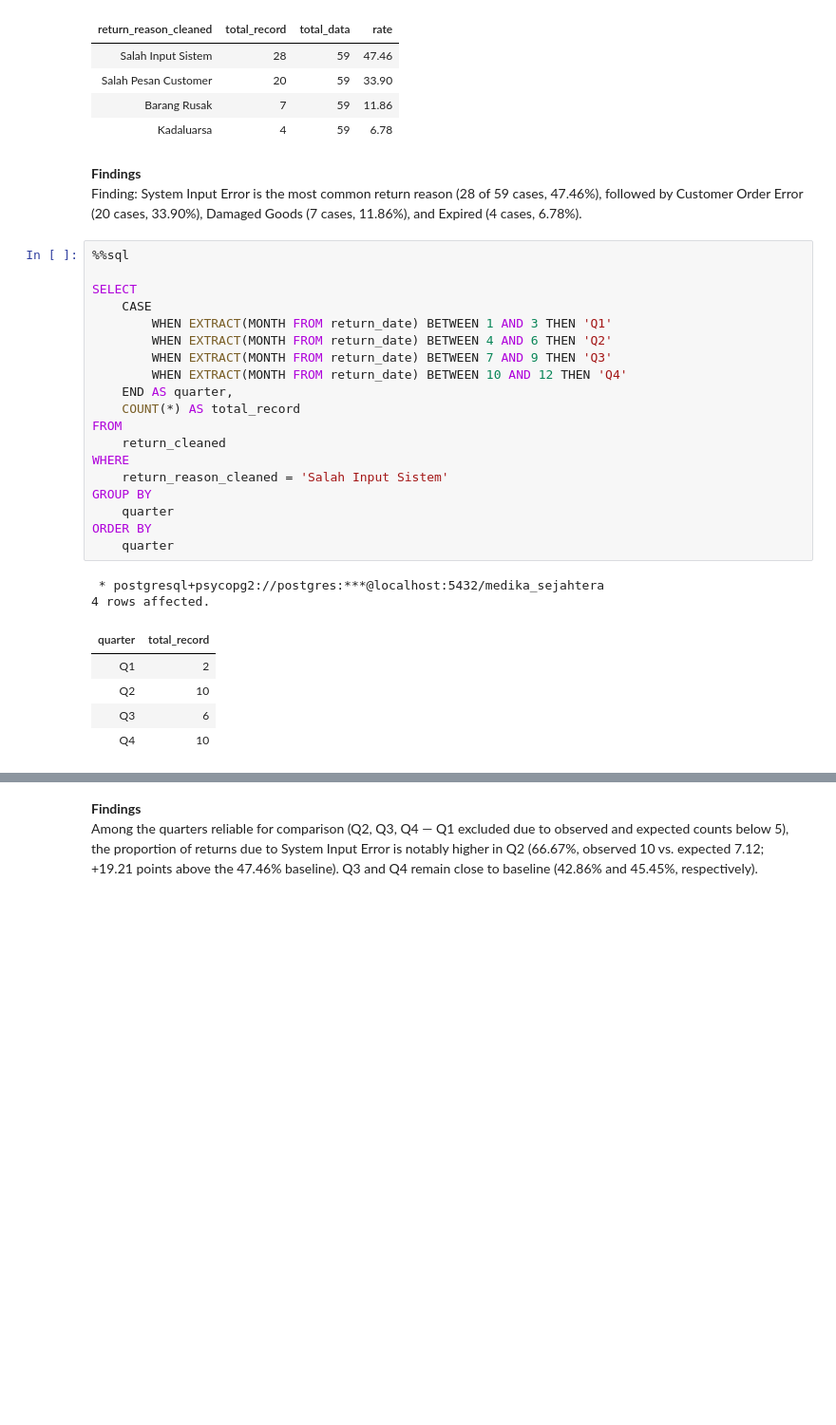
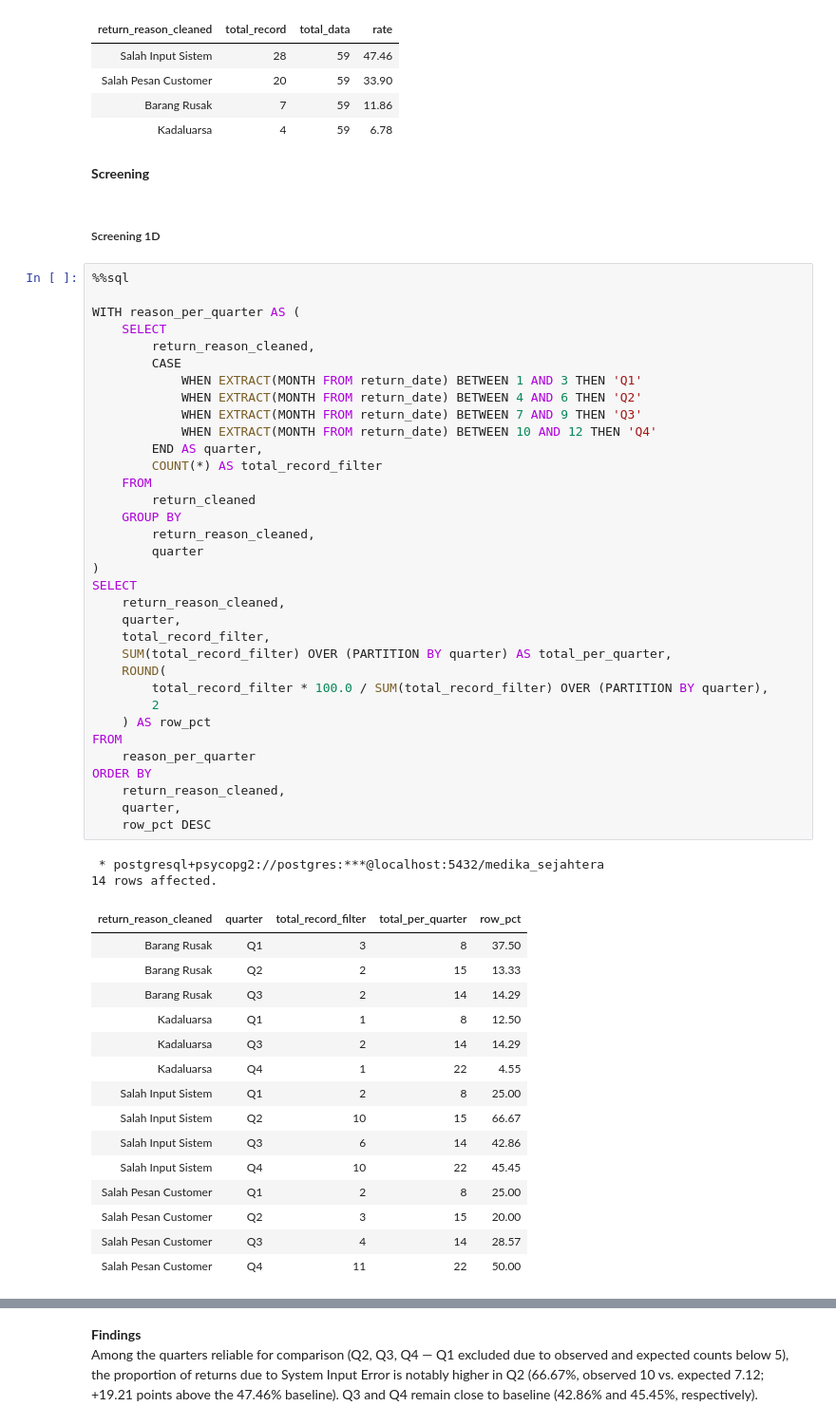
Before and after one commit to Rpfitrah/return-analysis-medika-sejahtera, a Jupyter notebook: Notebook/EDA.ipynb, the cells around one changed output, grey strips where cells are left out. Shown at 95% size. Drawn from its saved outputs; the diff is of its cells as text; blank space fills up the shorter version.

Commit message:
return reason x quarter

```diff
--- a/Notebook/EDA.ipynb
+++ b/Notebook/EDA.ipynb
@@ -76,32 +76,58 @@ ORDER BY
 | Barang Rusak | 7 | 59 | 11.86 |
 | Kadaluarsa | 4 | 59 | 6.78 |
 # %% [markdown]
-**Findings**
-Finding: System Input Error is the most common return reason (28 of 59 cases, 47.46%), followed by Customer Order Error (20 cases, 33.90%), Damaged Goods (7 cases, 11.86%), and Expired (4 cases, 6.78%).
+**Screening**
+# %% [markdown]
+##### Screening 1D
 # %%
 %%sql
 
+WITH reason_per_quarter AS (
+    SELECT
+        return_reason_cleaned,
+        CASE
+            WHEN EXTRACT(MONTH FROM return_date) BETWEEN 1 AND 3 THEN 'Q1'
+            WHEN EXTRACT(MONTH FROM return_date) BETWEEN 4 AND 6 THEN 'Q2'
+            WHEN EXTRACT(MONTH FROM return_date) BETWEEN 7 AND 9 THEN 'Q3'
+            WHEN EXTRACT(MONTH FROM return_date) BETWEEN 10 AND 12 THEN 'Q4'
+        END AS quarter,
+        COUNT(*) AS total_record_filter
+    FROM
+        return_cleaned
+    GROUP BY
+        return_reason_cleaned,
+        quarter
+)
 SELECT
-    CASE
-        WHEN EXTRACT(MONTH FROM return_date) BETWEEN 1 AND 3 THEN 'Q1'
-        WHEN EXTRACT(MONTH FROM return_date) BETWEEN 4 AND 6 THEN 'Q2'
-        WHEN EXTRACT(MONTH FROM return_date) BETWEEN 7 AND 9 THEN 'Q3'
-        WHEN EXTRACT(MONTH FROM return_date) BETWEEN 10 AND 12 THEN 'Q4'
-    END AS quarter,
-    COUNT(*) AS total_record
+    return_reason_cleaned,
+    quarter,
+    total_record_filter,
+    SUM(total_record_filter) OVER (PARTITION BY quarter) AS total_per_quarter,
+    ROUND(
+        total_record_filter * 100.0 / SUM(total_record_filter) OVER (PARTITION BY quarter),
+        2
+    ) AS row_pct
 FROM
-    return_cleaned
-WHERE
-    return_reason_cleaned = 'Salah Input Sistem'
-GROUP BY
-    quarter
+    reason_per_quarter
 ORDER BY
-    quarter
+    return_reason_cleaned,
+    quarter,
+    row_pct DESC
 # %% [output]
  * postgresql+psycopg2://postgres:***@localhost:5432/medika_sejahtera
-4 rows affected.
+14 rows affected.
-| quarter | total_record |
-| Q1 | 2 |
-| Q2 | 10 |
-| Q3 | 6 |
-| Q4 | 10 |
+| return_reason_cleaned | quarter | total_record_filter | total_per_quarter | row_pct |
+| Barang Rusak | Q1 | 3 | 8 | 37.50 |
+| Barang Rusak | Q2 | 2 | 15 | 13.33 |
+| Barang Rusak | Q3 | 2 | 14 | 14.29 |
+| Kadaluarsa | Q1 | 1 | 8 | 12.50 |
+| Kadaluarsa | Q3 | 2 | 14 | 14.29 |
+| Kadaluarsa | Q4 | 1 | 22 | 4.55 |
+| Salah Input Sistem | Q1 | 2 | 8 | 25.00 |
+| Salah Input Sistem | Q2 | 10 | 15 | 66.67 |
+| Salah Input Sistem | Q3 | 6 | 14 | 42.86 |
+| Salah Input Sistem | Q4 | 10 | 22 | 45.45 |
+| Salah Pesan Customer | Q1 | 2 | 8 | 25.00 |
+| Salah Pesan Customer | Q2 | 3 | 15 | 20.00 |
+| Salah Pesan Customer | Q3 | 4 | 14 | 28.57 |
+| Salah Pesan Customer | Q4 | 11 | 22 | 50.00 |
```
Also changed, not shown: parts of 2 cells of this notebook.
